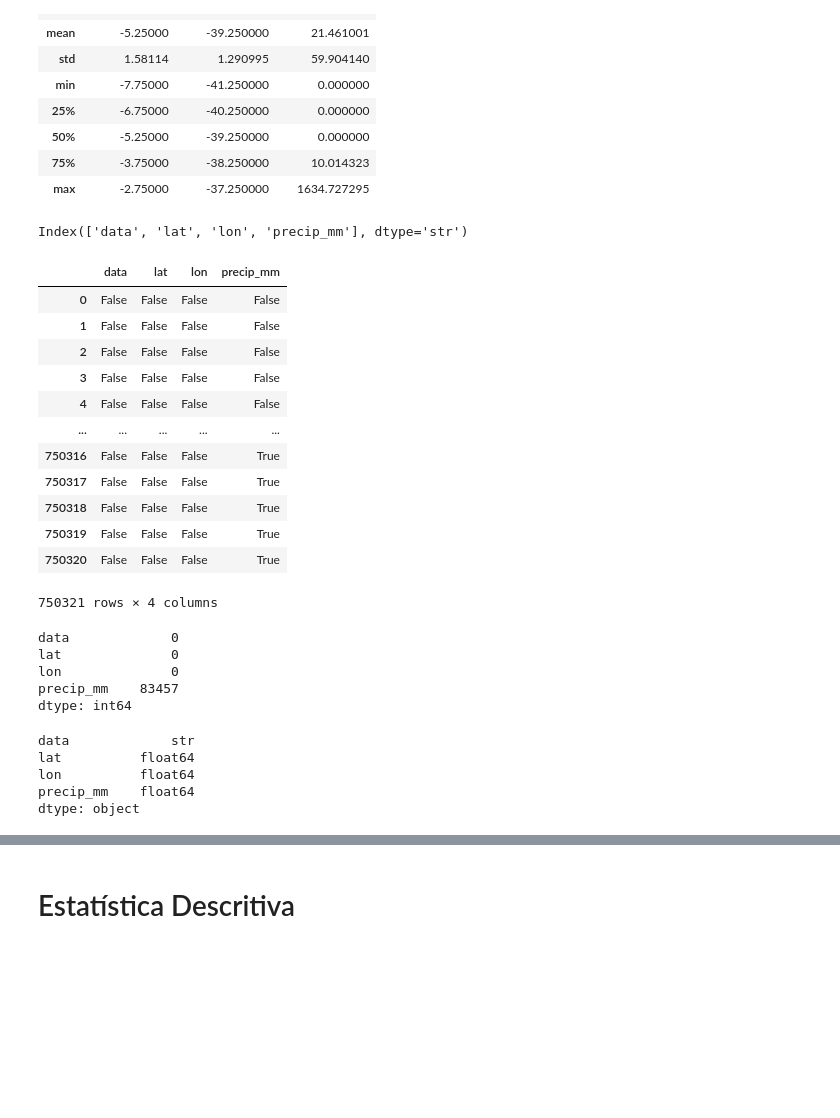
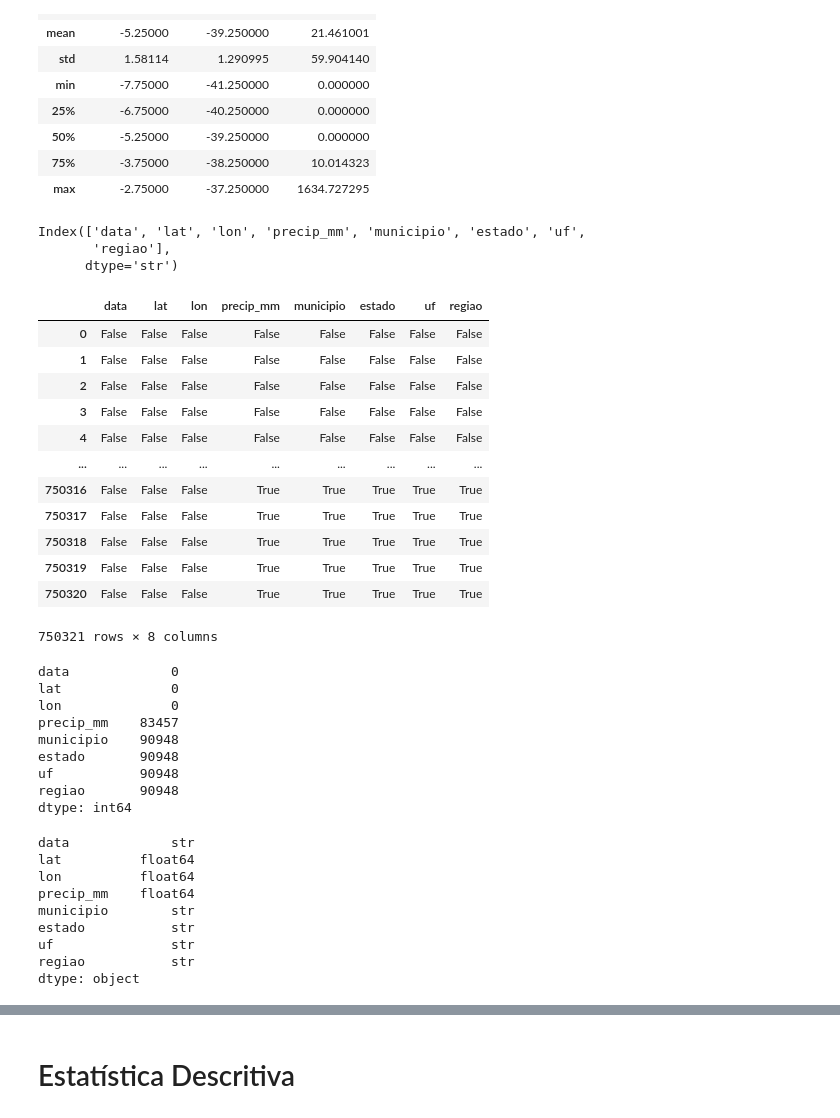
Before and after one commit to printfSideaux/PRCP_RDA_ANALISIS, a Jupyter notebook: notebooks/EstatisticaComputacional.ipynb, the cells around one changed output, grey strips where cells are left out. Cells and saved outputs as stored; diff of their text form; code cells hidden in the pictures; blank space fills up the shorter version.

```diff
--- a/notebooks/EstatisticaComputacional.ipynb
+++ b/notebooks/EstatisticaComputacional.ipynb
@@ -8,7 +12,11 @@ import os
 # %% [markdown]
 # Leitura do Conjunto de Dados
 # %%
-pasta = "(CSV) DATA_CPC_UNI_PRCP-GAUGE_GLB-RT-20261002T213012Z-1-001/(CSV) DATA_CPC_UNI_PRCP-GAUGE_GLB-RT"
+raiz = os.path.dirname(os.getcwd()) #pega o caminho da pasta raiz do projeto
+print(raiz)
+
+pasta = os.path.join(raiz, "DATA", "CSV_regioes") # viaja até a pasta que contém os CSV
+
 lista_dfs = []
 
 # Lê todos os arquivos CSV da pasta
@@ -56,38 +65,64 @@ df_completo.describe()
 # %%
 df_completo.columns
 # %% [output]
-Index(['data', 'lat', 'lon', 'precip_mm'], dtype='str')
+Index(['data', 'lat', 'lon', 'precip_mm', 'municipio', 'estado', 'uf',
+       'regiao'],
+      dtype='str')
 # %%
+"""
+.isna() é um método do pandas que retorna um DataFrame booleano
+indicando a presença de valores ausentes (NaN) em cada célula do
+DataFrame original. Se uma célula contém um valor ausente, o
+resultado será True; caso contrário, será False.
+"""
 df_completo.isna()
 # %% [output]
-|  | data | lat | lon | precip_mm |
-| 0 | False | False | False | False |
-| 1 | False | False | False | False |
-| 2 | False | False | False | False |
-| 3 | False | False | False | False |
-| 4 | False | False | False | False |
-| ... | ... | ... | ... | ... |
-| 750316 | False | False | False | True |
-| 750317 | False | False | False | True |
-| 750318 | False | False | False | True |
-| 750319 | False | False | False | True |
-| 750320 | False | False | False | True |
+|  | data | lat | lon | precip_mm | municipio | estado | uf | regiao |
+| 0 | False | False | False | False | False | False | False | False |
+| 1 | False | False | False | False | False | False | False | False |
+| 2 | False | False | False | False | False | False | False | False |
+| 3 | False | False | False | False | False | False | False | False |
+| 4 | False | False | False | False | False | False | False | False |
+| ... | ... | ... | ... | ... | ... | ... | ... | ... |
+| 750316 | False | False | False | True | True | True | True | True |
+| 750317 | False | False | False | True | True | True | True | True |
+| 750318 | False | False | False | True | True | True | True | True |
+| 750319 | False | False | False | True | True | True | True | True |
+| 750320 | False | False | False | True | True | True | True | True |
-750321 rows × 4 columns
+750321 rows × 8 columns
 # %%
+"""
+Seguindo a lógica do método .isna(), o método .sum() é aplicado ao DataFrame booleano resultante.
+O método .sum() soma os valores True (que são tratados como 1) em cada coluna,
+fornecendo o total de valores ausentes (NaN) em cada coluna do DataFrame original.
+"""
 df_completo.isna().sum()
 # %% [output]
 data             0
 lat              0
 lon              0
 precip_mm    83457
+municipio    90948
+estado       90948
+uf           90948
+regiao       90948
 dtype: int64
 # %%
+"""
+Retorna os tipos de dados de cada coluna do DataFrame.
+Isso é útil para entender a estrutura dos dados e identi-
+ficar possíveis problemas de tipo.
+"""
 df_completo.dtypes
 # %% [output]
 data             str
 lat          float64
 lon          float64
 precip_mm    float64
+municipio        str
+estado           str
+uf               str
+regiao           str
 dtype: object
 # %%
 df_completo.info()
```
Also changed, not shown: parts of 15 cells of this notebook.
